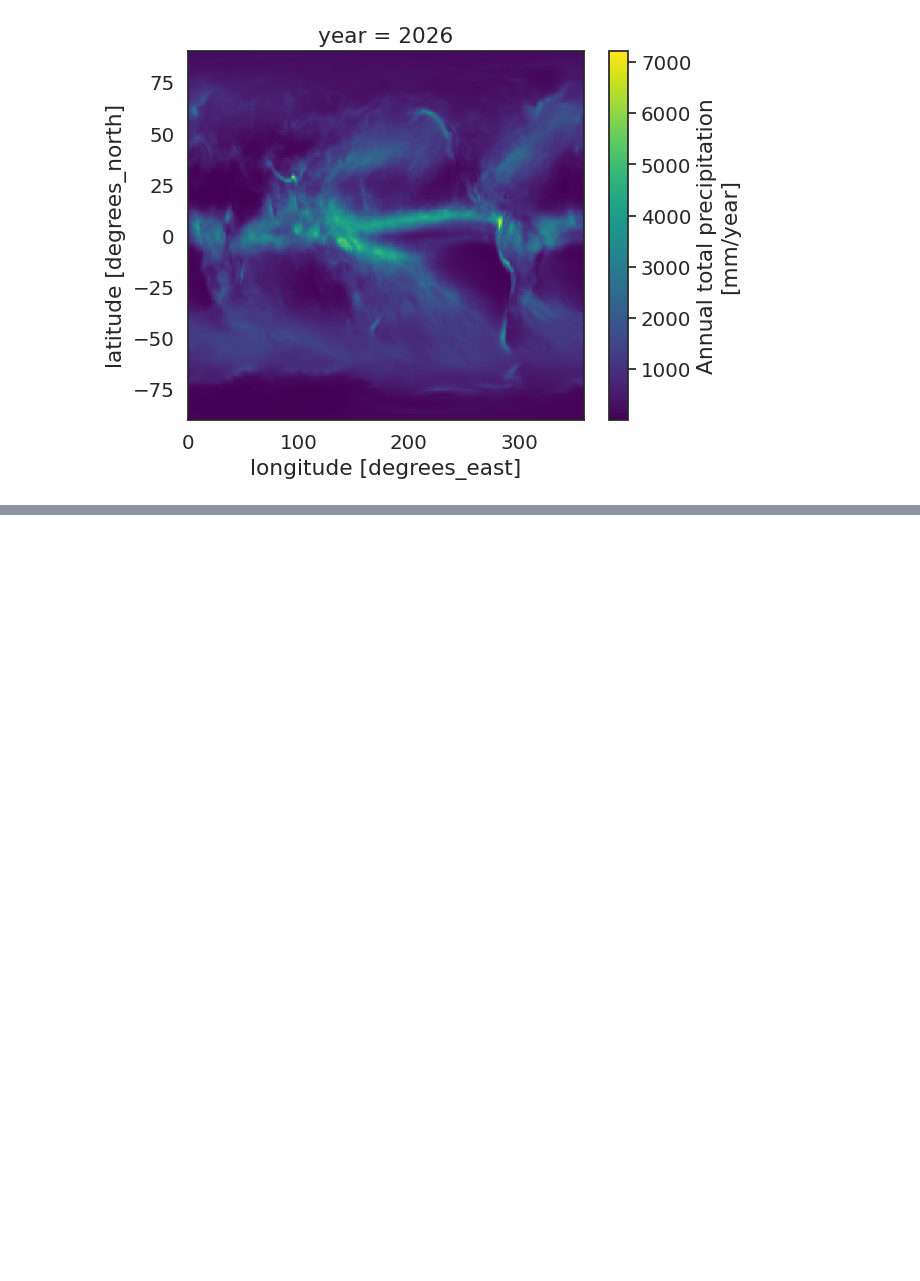
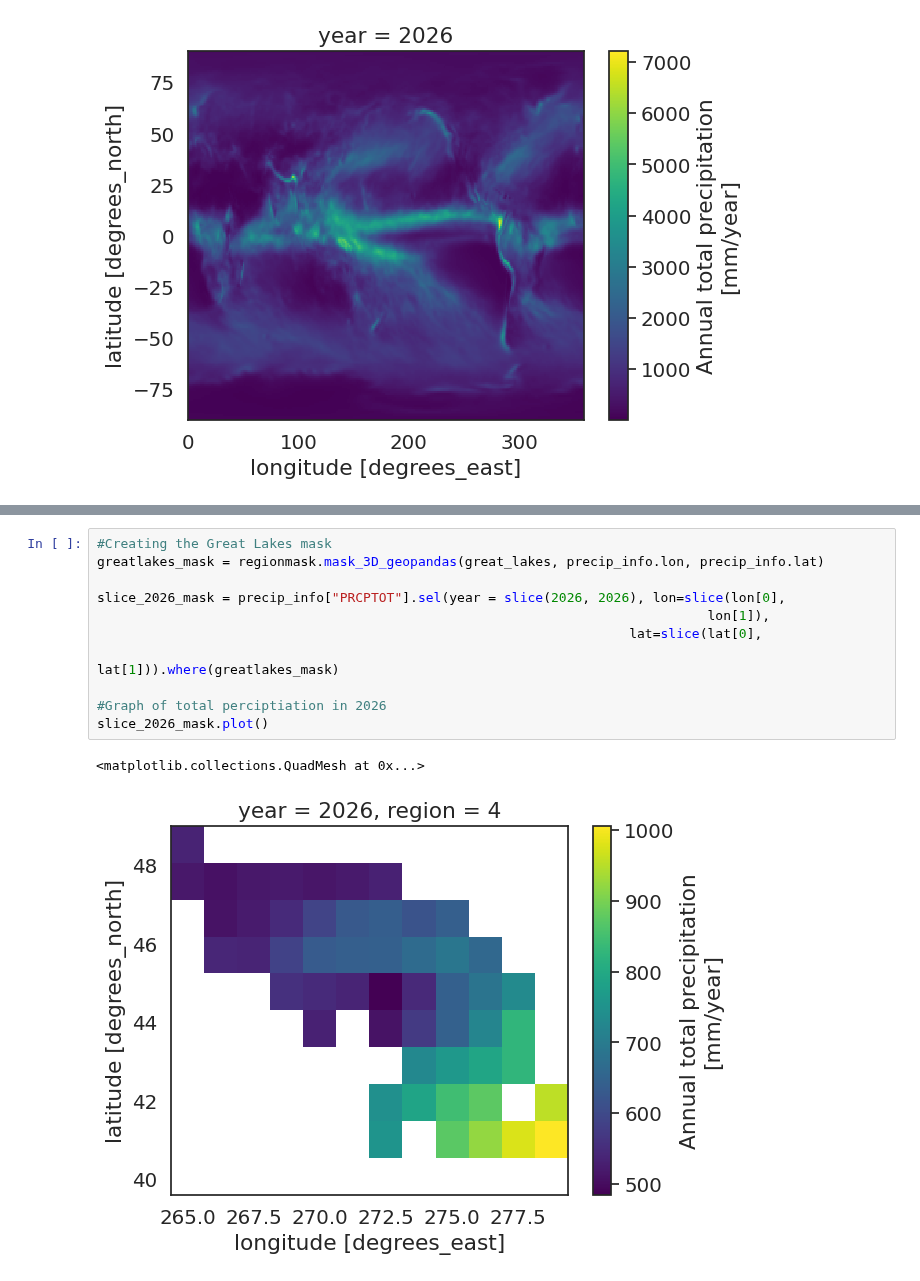
Before and after one commit to srm-ecology/climate_analogs, a Jupyter notebook: Python/L0/ExampleGraphs.ipynb, the cells around one changed output, grey strips where cells are left out. Drawn from its saved outputs; the diff is of its cells as text; blank space fills up the shorter version.

```diff
--- a/Python/L0/ExampleGraphs.ipynb
+++ b/Python/L0/ExampleGraphs.ipynb
@@ -77,0 +99,14 @@ x
+# %%
+#Creating the Great Lakes mask
+greatlakes_mask = regionmask.mask_3D_geopandas(great_lakes, precip_info.lon, precip_info.lat)
+
+slice_2026_mask = precip_info["PRCPTOT"].sel(year = slice(2026, 2026), lon=slice(lon[0],
+                                                                              lon[1]),
+                                                                    lat=slice(lat[0],
+                                                                              lat[1])).where(greatlakes_mask)
+
+#Graph of total perciptiation in 2026
+slice_2026_mask.plot()
+# %% [output]
+<matplotlib.collections.QuadMesh at 0x...>
+[figure, added]
```
Also changed, not shown: parts of 2 cells of this notebook.
